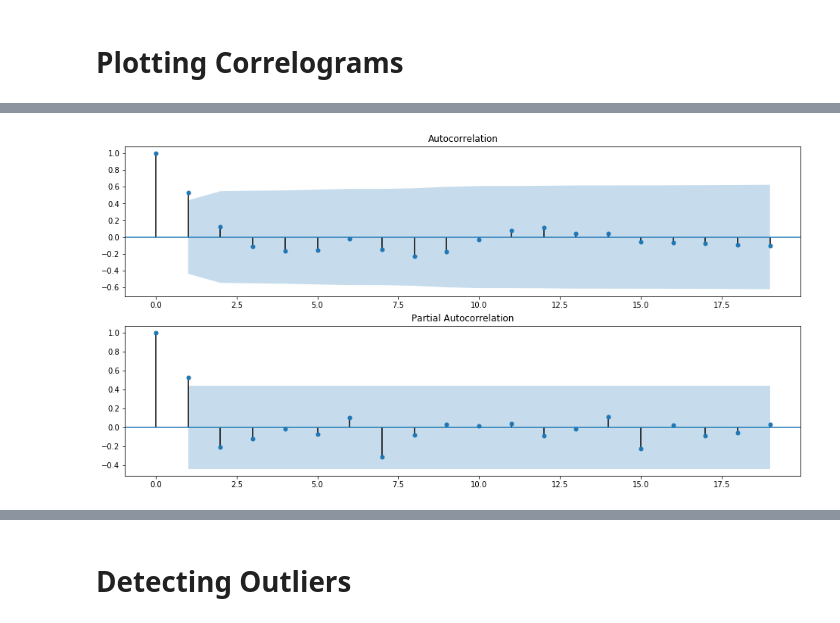
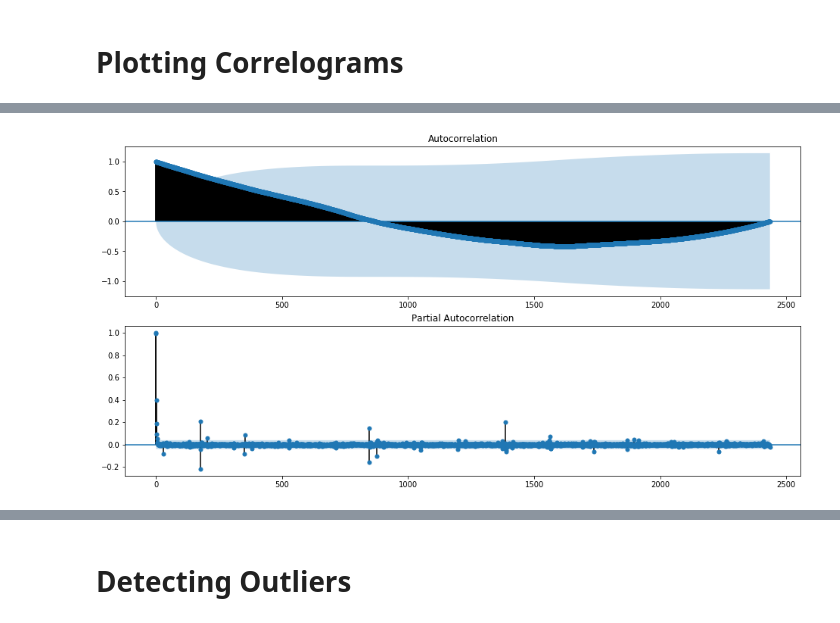
Before and after one commit to pournasserian/TimeSeries, a Jupyter notebook: Main/Untitled.ipynb, the cells around one changed output, grey strips where cells are left out. Saved outputs shown, nothing was run; the diff lists cells and outputs as text; code cells hidden in the pictures.

```diff
--- a/Main/Untitled.ipynb
+++ b/Main/Untitled.ipynb
@@ -103,16 +138,16 @@ plt.show()
 # %%
 from pandas import Series
 from statsmodels.graphics.tsaplots import plot_acf
 from statsmodels.graphics.tsaplots import plot_pacf
 from matplotlib import pyplot
 
 plt.figure(figsize=(16,8))
 plt.title('ACF and PACF')
 
 pyplot.subplot(211)
-plot_acf(df[:20]['value'], ax = pyplot.gca())
+plot_acf(df['value'], ax = pyplot.gca())
 pyplot.subplot(212)
-plot_pacf(df[:20]['value'], ax = pyplot.gca())
+plot_pacf(df['value'], ax = pyplot.gca())
 pyplot.show()
 # %% [output]
-[figure, old version]
+[figure, new version]
```
Also changed, not shown: parts of 11 cells of this notebook.
